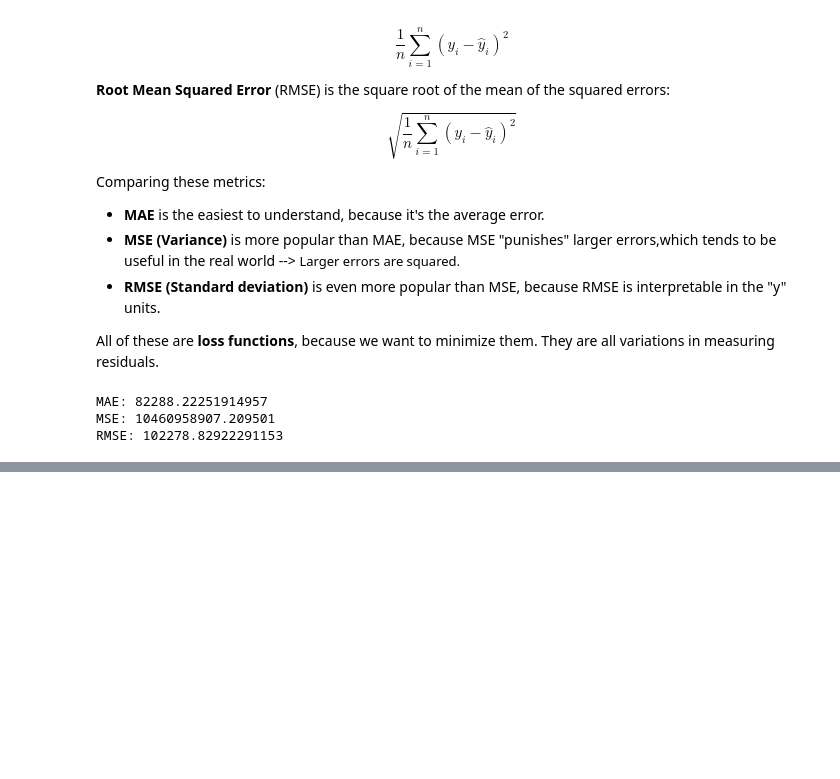
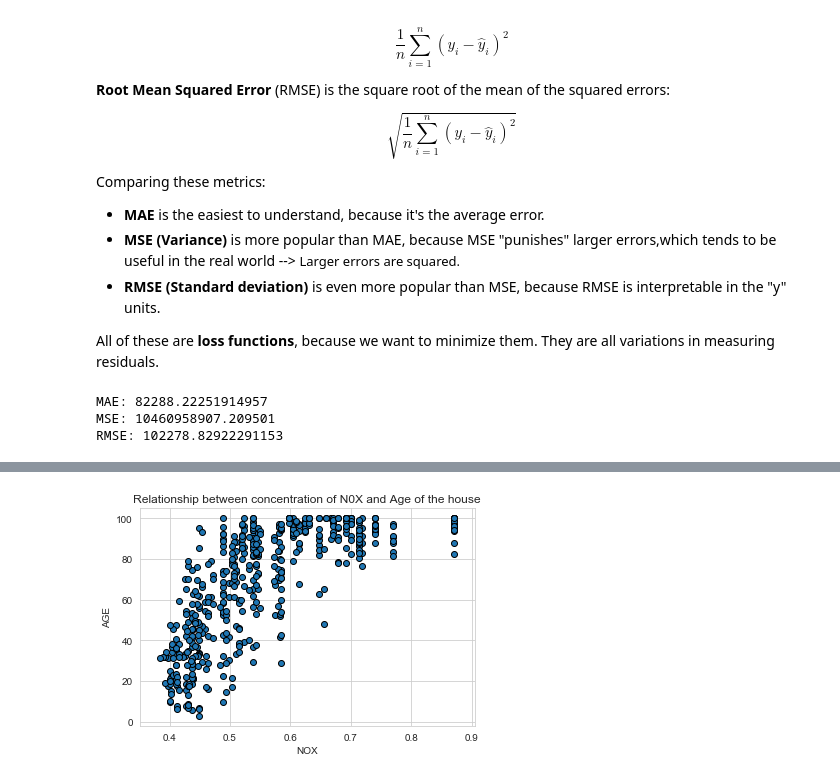
Before and after one commit to pitterb/PITTER-S-WORK, a Jupyter notebook: Linear Regression projects/Linear Regression - US house prices.ipynb, the cells around one changed output, grey strips where cells are left out. Cells and saved outputs as stored; diff of their text form; code cells hidden in the pictures; blank space fills up the shorter version.

```diff
--- a/Linear Regression projects/Linear Regression - US house prices.ipynb
+++ b/Linear Regression projects/Linear Regression - US house prices.ipynb
@@ -339,0 +481,9 @@ RMSE: 102278.82922291153
+# %%
+sns.set_style('whitegrid')
+
+plt.scatter(df_feat['NOX'],df_feat['AGE'],edgecolor="black")
+plt.xlabel('NOX')
+plt.ylabel('AGE')
+plt.title('Relationship between concentration of N0X and Age of the house');
+# %% [output]
+[figure, added]
```
Also changed, not shown: parts of 74 cells of this notebook.
